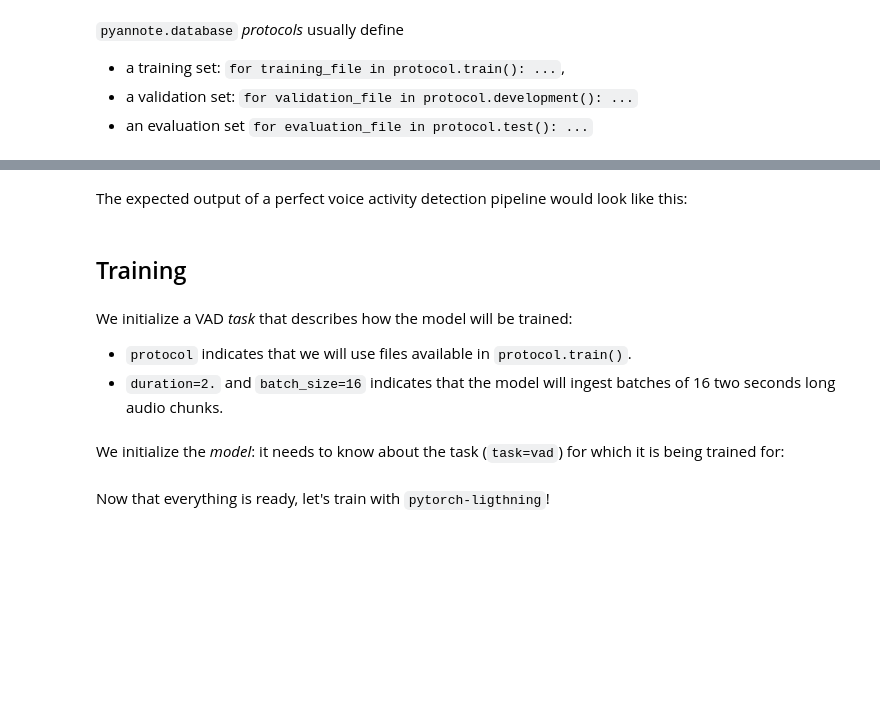
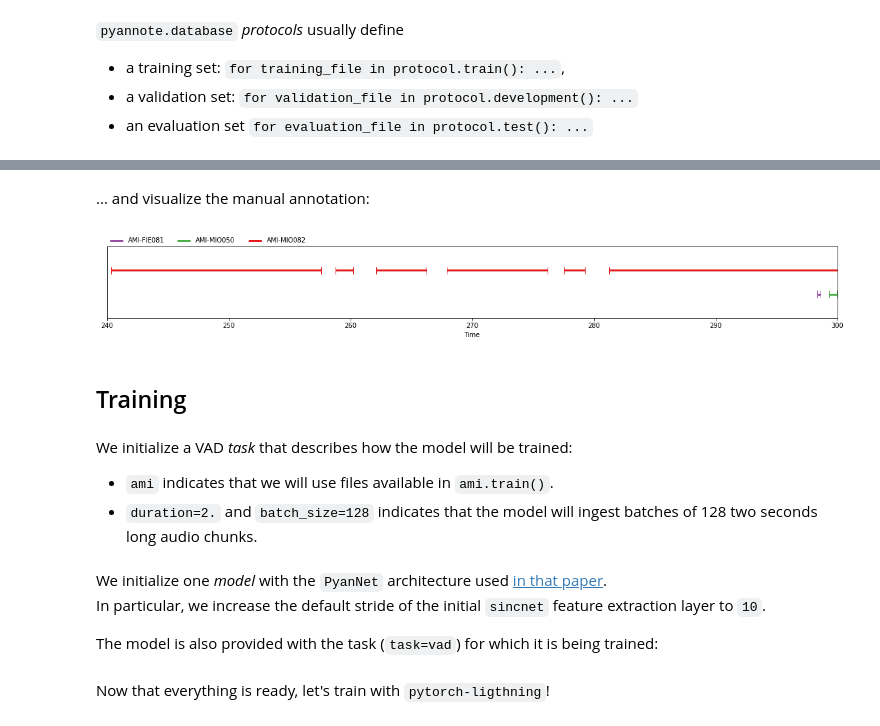
Before and after one commit to mahdeslami11/pyannote-audio, a Jupyter notebook: tutorials/voice_activity_detection.ipynb, the cells around one changed output, grey strips where cells are left out. Cells and saved outputs as stored; diff of their text form; code cells hidden in the pictures; blank space fills up the shorter version.

```diff
--- a/tutorials/voice_activity_detection.ipynb
+++ b/tutorials/voice_activity_detection.ipynb
@@ -9,6 +14,8 @@ In this notebook, we will train and evaluate a VAD pipeline on Debug database.
 # %%
 from pyannote.database import get_protocol, FileFinder
-protocol = get_protocol(PROTOCOL, preprocessors={"audio": FileFinder()})
+preprocessors = {"audio": FileFinder()}
+ami = get_protocol('AMI.SpeakerDiarization.only_words',
+                   preprocessors=preprocessors)
 # %% [markdown]
 `pyannote.database` *protocols* usually define
 * a training set: `for training_file in protocol.train(): ...`,
@@ -19,5 +26,8 @@ Let's listen to the first training file and visualize its reference annotation:
 # %%
-first_training_file = next(protocol.train())
+first_training_file = next(ami.train())
+reference = first_training_file["annotation"]
 # %%
 from pyannote.audio.utils.preview import listen
-listen(first_training_file)
+from pyannote.core import Segment
+one_minute = Segment(240, 300)
+listen(first_training_file, one_minute)
@@ -26,2 +35,0 @@ first_training_file['annotation']
-# %% [markdown]
-The expected output of a perfect voice activity detection pipeline would look like this:
@@ -33,9 +36,17 @@ oracle_vad(first_training_file).get_timeline()
+# %% [markdown]
+... and visualize the manual annotation:
+# %%
+from pyannote.core import notebook
+notebook.crop = one_minute
+reference
+# %% [output]
+[figure, added]
 # %% [markdown]
 ## Training
 # %% [markdown]
 We initialize a VAD *task* that describes how the model will be trained:
 
-* `protocol` indicates that we will use files available in `protocol.train()`.
-* `duration=2.` and `batch_size=16` indicates that the model will ingest batches of 16 two seconds long audio chunks.
+* `ami` indicates that we will use files available in `ami.train()`.
+* `duration=2.` and `batch_size=128` indicates that the model will ingest batches of 128 two seconds long audio chunks.
 # %%
 from pyannote.audio.tasks import VoiceActivityDetection
@@ -43,3 +54,6 @@ vad = VoiceActivityDetection(protocol, duration=2., batch_size=16)
-# %% [markdown]
-We initialize the *model*: it needs to know about the task (`task=vad`) for which it is being trained for:
+# %% [markdown]
+We initialize one *model* with the `PyanNet` architecture used [in that paper](https://arxiv.org/abs/2104.04045).
+In particular, we increase the default stride of the initial `sincnet` feature extraction layer to `10`.
+
+The model is also provided with the task (`task=vad`) for which it is being trained:
 # %%
```
Also changed, not shown: parts of 32 cells of this notebook.
